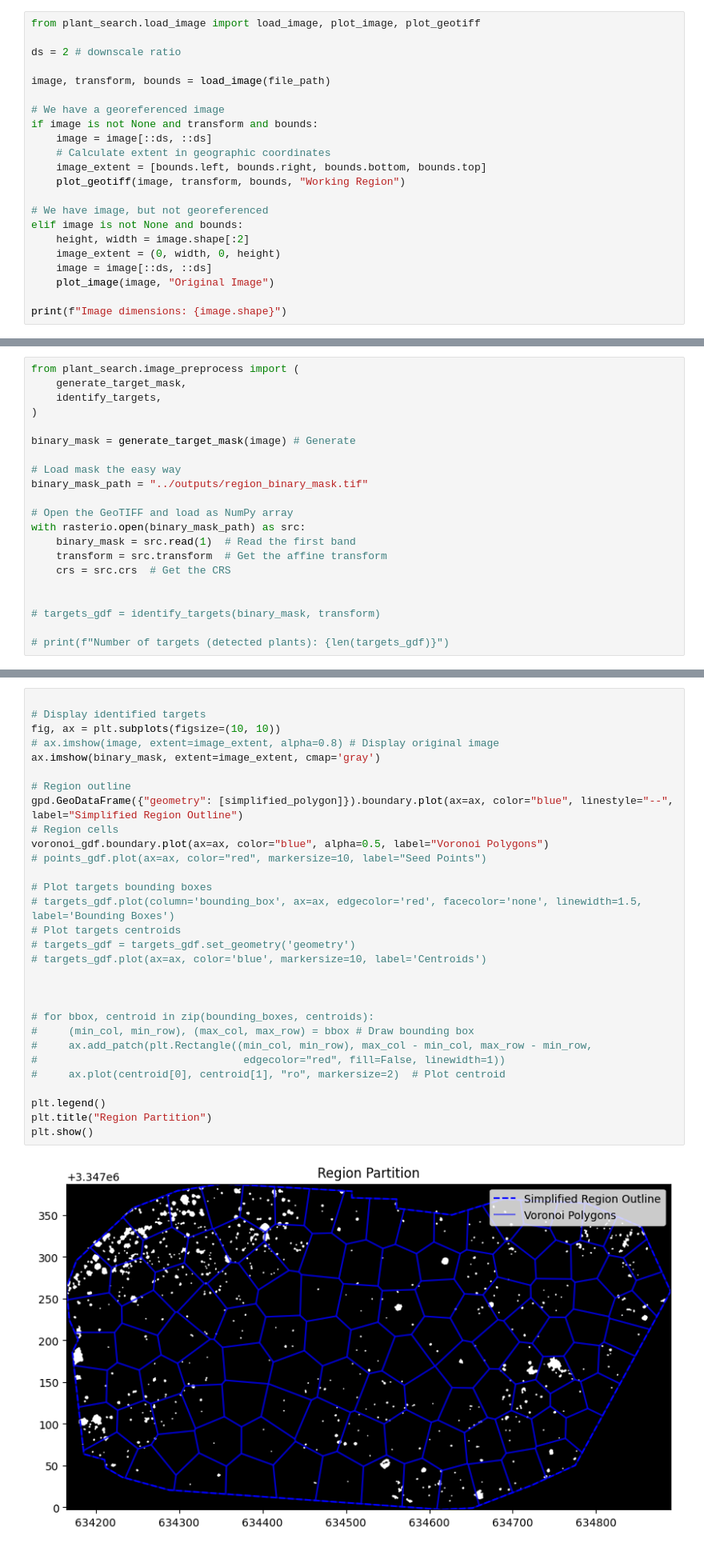
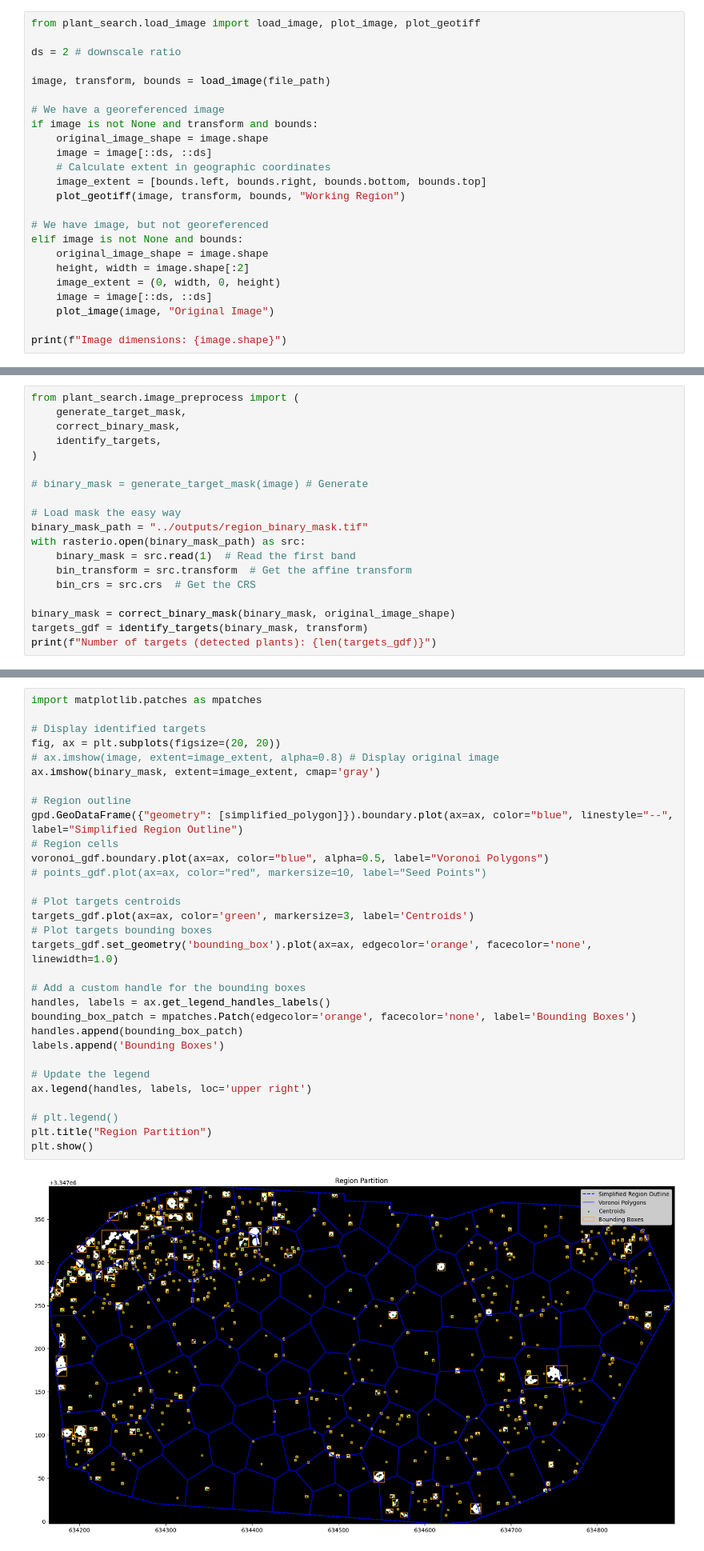
Before and after one commit to javelina-works/unsupervised-cv-search, a Jupyter notebook: content/notebooks/work_plan.ipynb, the cells around one changed output, grey strips where cells are left out. Shown at 80% size. Saved outputs shown, nothing was run; the diff lists cells and outputs as text.

Commit message:
Cool. Able to graph everyone together.
Now for the actual macro processing. LOL

```diff
--- a/content/notebooks/work_plan.ipynb
+++ b/content/notebooks/work_plan.ipynb
@@ -50,6 +50,7 @@ image, transform, bounds = load_image(file_path)
 
 # We have a georeferenced image
 if image is not None and transform and bounds:
+    original_image_shape = image.shape
     image = image[::ds, ::ds]
     # Calculate extent in geographic coordinates
     image_extent = [bounds.left, bounds.right, bounds.bottom, bounds.top]
@@ -57,6 +58,7 @@ if image is not None and transform and bounds:
 
 # We have image, but not georeferenced
 elif image is not None and bounds:
+    original_image_shape = image.shape
     height, width = image.shape[:2]
     image_extent = (0, width, 0, height)
     image = image[::ds, ::ds]
@@ -198,21 +200,19 @@ First-pass system to determine:
 # %%
 from plant_search.image_preprocess import (
     generate_target_mask,
+    correct_binary_mask,
     identify_targets,
 )
 
-binary_mask = generate_target_mask(image) # Generate
+# binary_mask = generate_target_mask(image) # Generate
 
 # Load mask the easy way
 binary_mask_path = "../outputs/region_binary_mask.tif"
-
-# Open the GeoTIFF and load as NumPy array
 with rasterio.open(binary_mask_path) as src:
     binary_mask = src.read(1)  # Read the first band
-    transform = src.transform  # Get the affine transform
-    crs = src.crs  # Get the CRS
+    bin_transform = src.transform  # Get the affine transform
+    bin_crs = src.crs  # Get the CRS
 
-
-# targets_gdf = identify_targets(binary_mask, transform)
-
-# print(f"Number of targets (detected plants): {len(targets_gdf)}")
+binary_mask = correct_binary_mask(binary_mask, original_image_shape)
+targets_gdf = identify_targets(binary_mask, transform)
+print(f"Number of targets (detected plants): {len(targets_gdf)}")
@@ -237,37 +239,38 @@ with rasterio.open(binary_mask_path) as src:
 # ) as dst:
 #     dst.write(binary_mask_scaled, 1)
 # %%
+import matplotlib.patches as mpatches
 
 # Display identified targets
-fig, ax = plt.subplots(figsize=(10, 10))
+fig, ax = plt.subplots(figsize=(20, 20))
 # ax.imshow(image, extent=image_extent, alpha=0.8) # Display original image
 ax.imshow(binary_mask, extent=image_extent, cmap='gray')
 
 # Region outline
 gpd.GeoDataFrame({"geometry": [simplified_polygon]}).boundary.plot(ax=ax, color="blue", linestyle="--", label="Simplified Region Outline")
 # Region cells
 voronoi_gdf.boundary.plot(ax=ax, color="blue", alpha=0.5, label="Voronoi Polygons")
 # points_gdf.plot(ax=ax, color="red", markersize=10, label="Seed Points")
 
+# Plot targets centroids
+targets_gdf.plot(ax=ax, color='green', markersize=3, label='Centroids')
 # Plot targets bounding boxes
-# targets_gdf.plot(column='bounding_box', ax=ax, edgecolor='red', facecolor='none', linewidth=1.5, label='Bounding Boxes')
-# Plot targets centroids
-# targets_gdf = targets_gdf.set_geometry('geometry')
-# targets_gdf.plot(ax=ax, color='blue', markersize=10, label='Centroids')
+targets_gdf.set_geometry('bounding_box').plot(ax=ax, edgecolor='orange', facecolor='none', linewidth=1.0)
 
+# Add a custom handle for the bounding boxes
+handles, labels = ax.get_legend_handles_labels()
+bounding_box_patch = mpatches.Patch(edgecolor='orange', facecolor='none', label='Bounding Boxes')
+handles.append(bounding_box_patch)
+labels.append('Bounding Boxes')
 
+# Update the legend
+ax.legend(handles, labels, loc='upper right')
 
-# for bbox, centroid in zip(bounding_boxes, centroids):
-#     (min_col, min_row), (max_col, max_row) = bbox # Draw bounding box
-#     ax.add_patch(plt.Rectangle((min_col, min_row), max_col - min_col, max_row - min_row,
-#                                 edgecolor="red", fill=False, linewidth=1))
-#     ax.plot(centroid[0], centroid[1], "ro", markersize=2)  # Plot centroid
-
-plt.legend()
+# plt.legend()
 plt.title("Region Partition")
 plt.show()
 # %% [output]
-[figure, old version]
+[figure, new version]
 # %%
 from plant_search.pathfinding import (
     compute_tsp_path,
```
Also changed, not shown: parts of 3 cells of this notebook, 1 other file.
